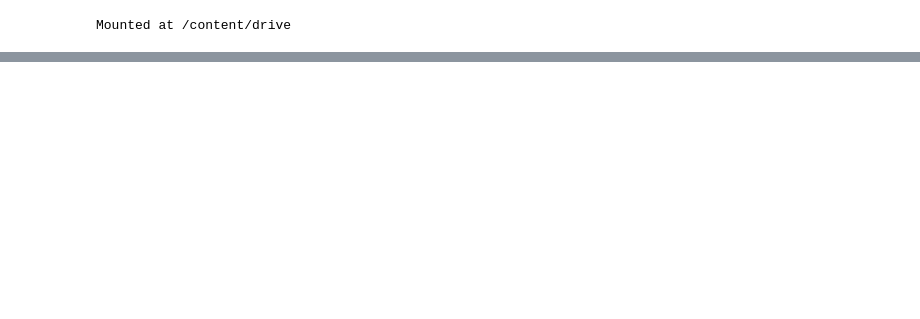
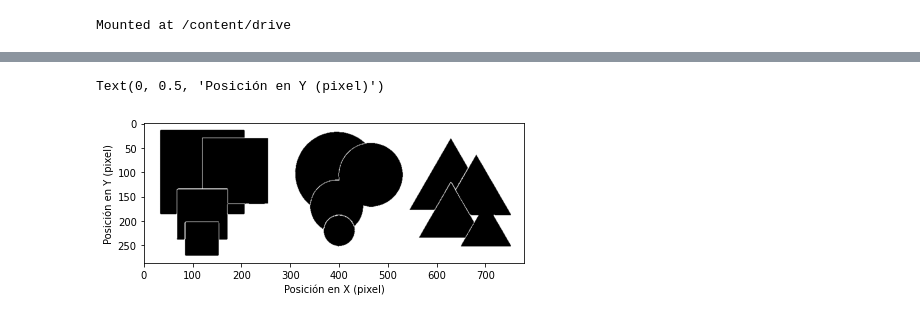
Before and after one commit to CC0R0NAD0/Segmentation-using-multiple-vision-machine-paradigms, a Jupyter notebook: T2_V1.ipynb, the cells around one changed output, grey strips where cells are left out. Saved outputs shown, nothing was run; the diff lists cells and outputs as text; code cells hidden in the pictures; blank space fills up the shorter version.

```diff
--- a/T2_V1.ipynb
+++ b/T2_V1.ipynb
@@ -15,0 +208,13 @@ Mounted at /content/drive
+# %%
+# Se aplica un filtro Gauss a la imagen, para que las transiciones sean más suaves
+gauss = cv2.GaussianBlur(bin_image, (5,5)  , 2) # el último parámetro de esta función
+                                         # determina que tanto se difunina la imagen
+plt.subplots(figsize=(15, 4)) # tamaño de imagen
+plt.subplot(1,2,1) # tamaño 1 fila,2 columnas, columna 1
+plt.imshow(bin_image, cmap=plt.cm.gray)     # Muestra la imagen
+#plt.title("Imagen filtrada")
+plt.xlabel("Posición en X (pixel)")
+plt.ylabel("Posición en Y (pixel)")
+# %% [output]
+Text(0, 0.5, 'Posición en Y (pixel)')
+[figure, added]
```
Also changed, not shown: parts of 6 cells of this notebook.
